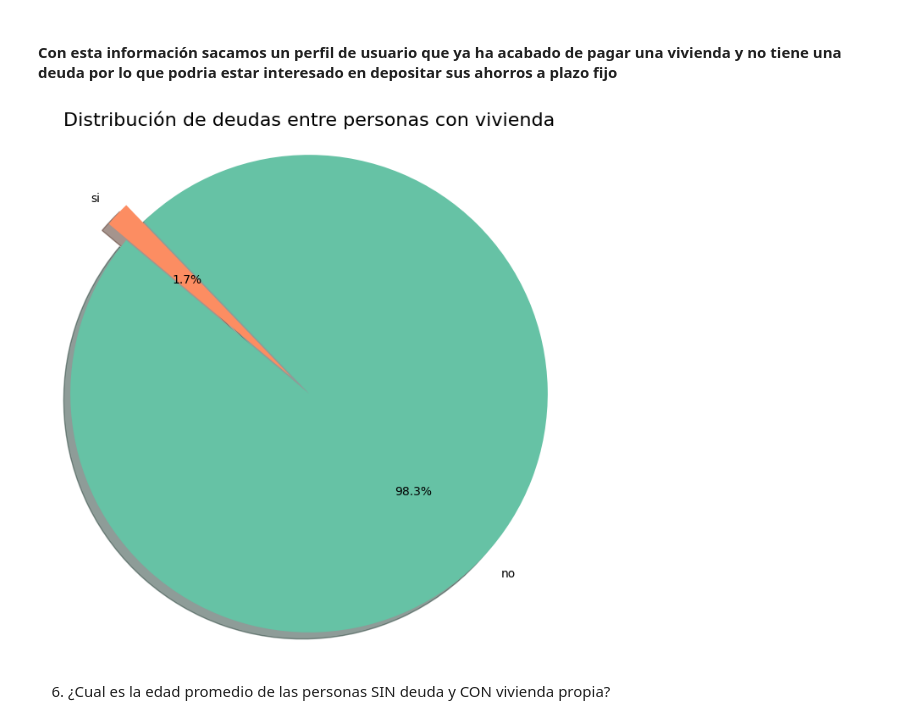
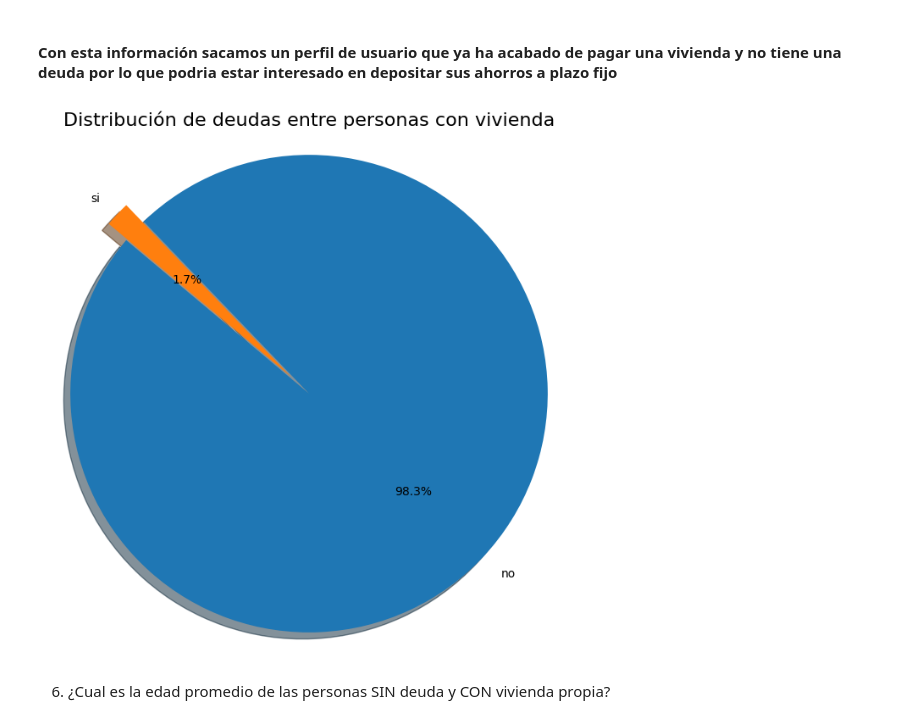
Before and after one commit to guillem-edo/AMACOR_Depositos, a Jupyter notebook: DATA/EDA/EDA.ipynb, the cells around one changed output. Drawn from its saved outputs; the diff is of its cells as text; code cells hidden in the pictures.

```diff
--- a/DATA/EDA/EDA.ipynb
+++ b/DATA/EDA/EDA.ipynb
@@ -297,28 +310,29 @@ Tenemos un total de "23399" que representa un "98.3 %" respecto a los usuarios,
 # %% [markdown]
 #### Con esta información sacamos un perfil de usuario que ya ha acabado de pagar una vivienda y no tiene una deuda por lo que podria estar interesado en depositar sus ahorros a plazo fijo
 # %%
+# Filtrar el DataFrame por personas con vivienda
 df_vivienda_si = df[df['vivienda'] == 'si']
 
 # Contar el número de personas con y sin deuda
 deudas_vivienda_si = df_vivienda_si['deuda'].value_counts()
 
 # Configuración de colores y estilos
-colors = ['#66c2a5', '#fc8d62']  # Colores más agradables
+colors = ['#1f77b4', '#ff7f0e']  # Azul y naranja
 explode = (0.1, 0)  # Destacar la porción "Tiene deuda"
 
 # Crear el gráfico de torta
 plt.figure(figsize=(8, 8))  # Ajustar el tamaño del gráfico
 plt.pie(deudas_vivienda_si, labels=deudas_vivienda_si.index, autopct='%1.1f%%', colors=colors, explode=explode,
         shadow=True, startangle=140)
 
 # Personalizar el gráfico
 plt.title('Distribución de deudas entre personas con vivienda', fontsize=16)
 plt.axis('equal')  # Hacer que el gráfico de torta sea un círculo
 
 # Mostrar el gráfico
 plt.show()
 # %% [output]
-[figure, old version]
+[figure, new version]
 # %% [markdown]
 6. ¿Cual es la edad promedio de las personas SIN deuda y CON vivienda propia?
 # %%
```
Also changed, not shown: parts of 9 cells of this notebook.
